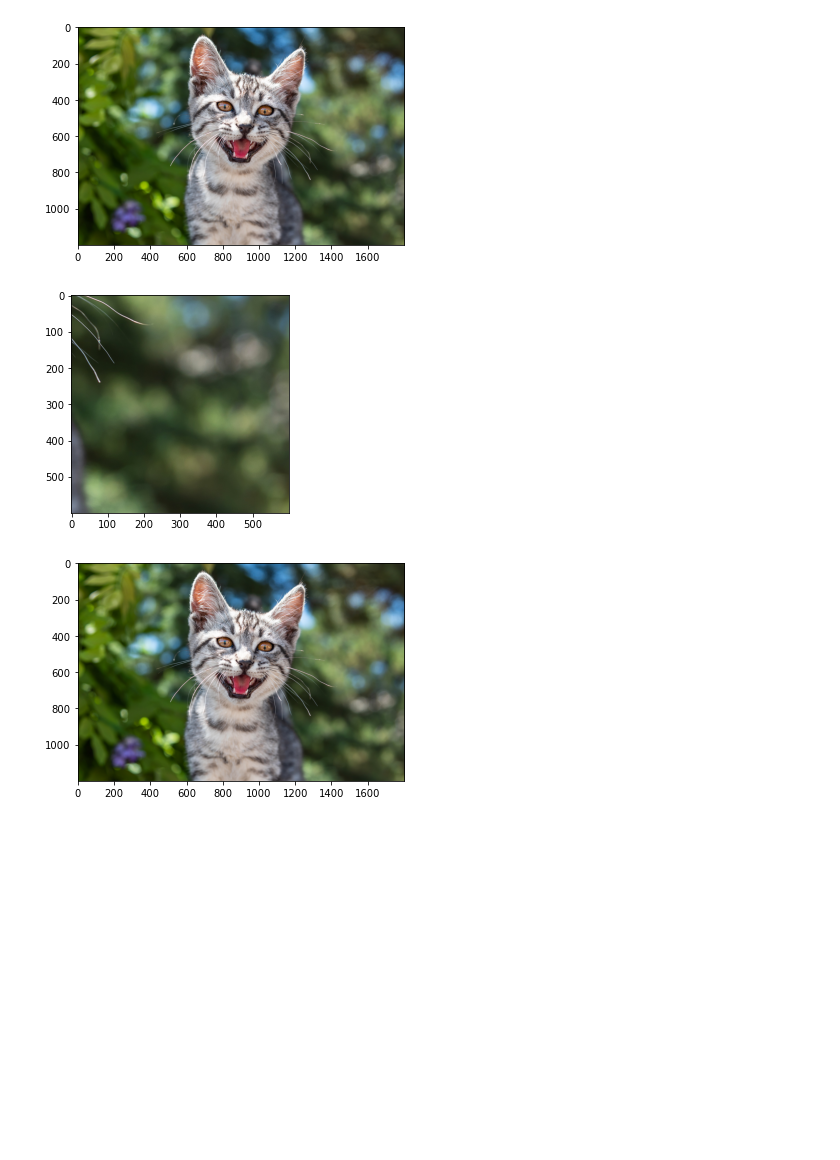
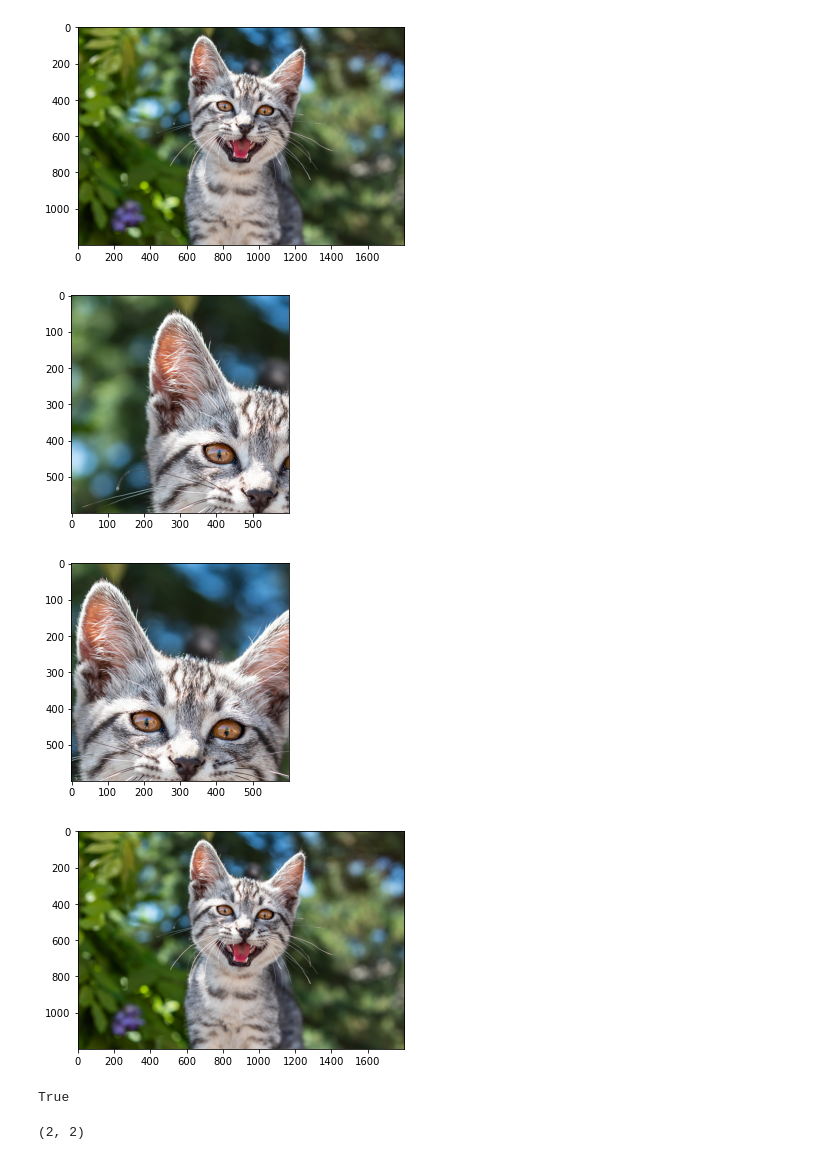
Before and after one commit to jrmullaney/ConvDiff, a Jupyter notebook: code/FoldUnfold.ipynb, the cells around one changed output. Saved outputs shown, nothing was run; the diff lists cells and outputs as text; code cells hidden in the pictures; blank space fills up the shorter version.

Commit message:
kernel_size and overlap can now be length-2 tuples

```diff
--- a/code/FoldUnfold.ipynb
+++ b/code/FoldUnfold.ipynb
@@ -104,13 +104,21 @@ import matplotlib.pyplot as plt
 from splitImage import splitImage
 # %%
 im = torch.from_numpy(np.array(io.imread('cat.jpg')))
-si = splitImage(kernel_size=600, overlap=0)
+si = splitImage(kernel_size=600, overlap=(300,400))
 patches = si.split(im)
-plt.imshow(patches[5,...].permute(1,2,0).int())
+plt.imshow(patches[2,...].permute(1,2,0).int())
+plt.show()
+plt.imshow(patches[3,...].permute(1,2,0).int())
 plt.show()
 joined = si.join(patches)
 plt.imshow(joined[0,...].permute(1,2,0).int())
 plt.show()
 # %% [output]
-[figure, old version]
+[figure, new version]
-[figure, old version]
+[figure, new version]
+[figure, added]
+# %%
+x = (600)
+print(isinstance(x,int))
+# %% [output]
+True
@@ -116,0 +127,7 @@ plt.show()
+# %%
+a = (12,12)
+b = (10,10)
+c = tuple(x - y for x, y in zip(a, b))
+print(c)
+# %% [output]
+(2, 2)
```
Also changed, not shown: parts of 1 cell of this notebook, 1 other file.
